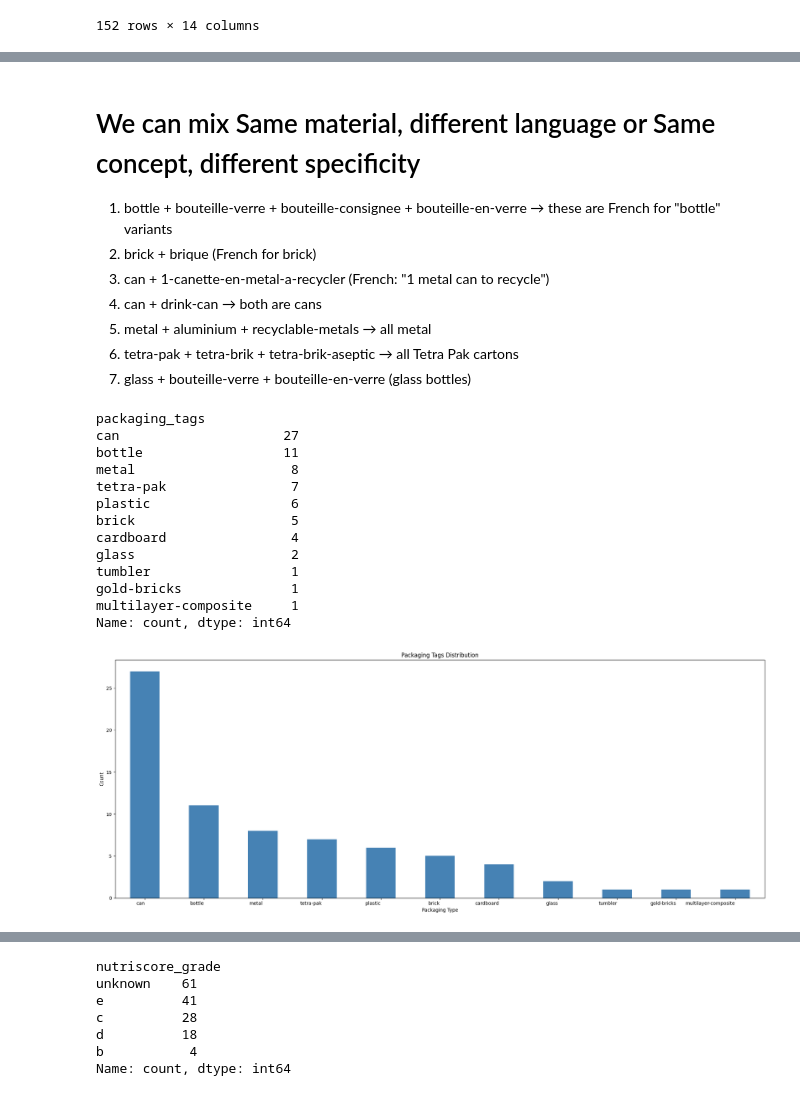
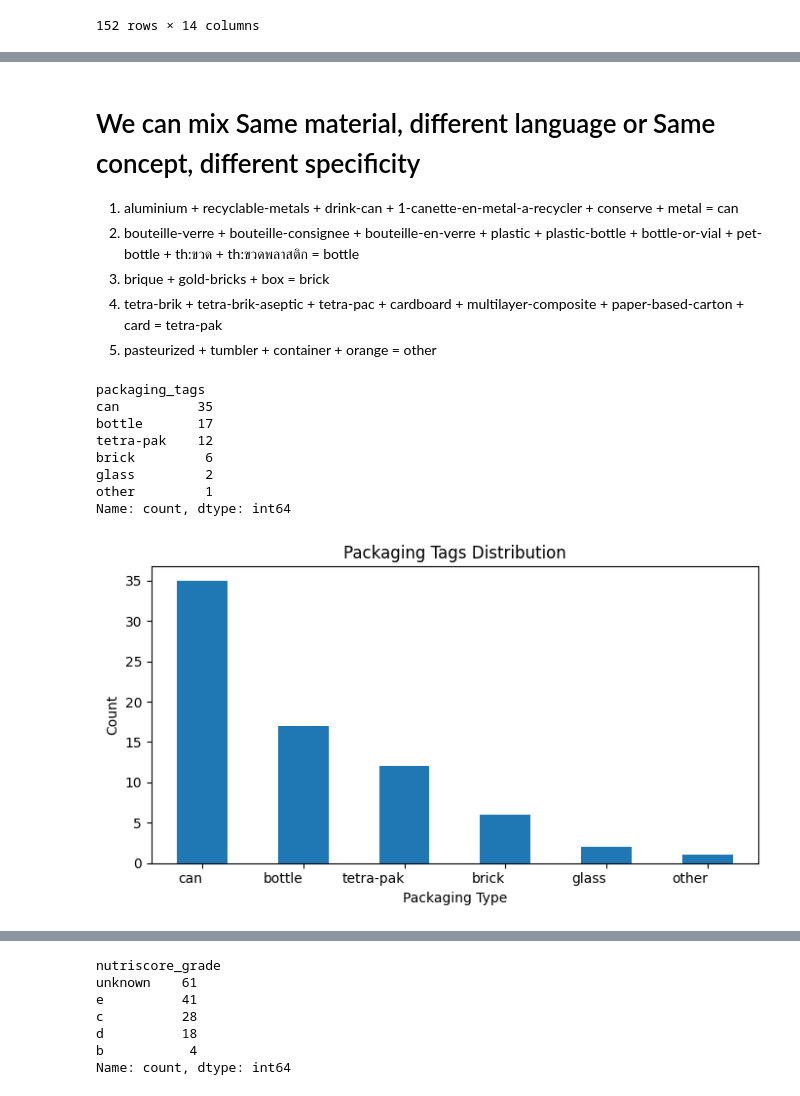
Before and after one commit to Codon-s/cpg-product-intelligence, a Jupyter notebook: AS_MM_Analysis.ipynb, the cells around one changed output, grey strips where cells are left out. Drawn from its saved outputs; the diff is of its cells as text; code cells hidden in the pictures.

```diff
--- a/AS_MM_Analysis.ipynb
+++ b/AS_MM_Analysis.ipynb
@@ -565,35 +651,53 @@ multilayer-composite              1
 Name: count, dtype: int64
 # %% [markdown]
 # We can mix Same material, different language or Same concept, different specificity
-1) bottle + bouteille-verre + bouteille-consignee + bouteille-en-verre → these are French for "bottle" variants
-2) brick + brique (French for brick)
-3) can + 1-canette-en-metal-a-recycler (French: "1 metal can to recycle")
-4) can + drink-can → both are cans
-5) metal + aluminium + recyclable-metals → all metal
-6) tetra-pak + tetra-brik + tetra-brik-aseptic → all Tetra Pak cartons
-7) glass + bouteille-verre + bouteille-en-verre (glass bottles)
+1. aluminium + recyclable-metals + drink-can + 1-canette-en-metal-a-recycler + conserve + metal = can
+2. bouteille-verre + bouteille-consignee + bouteille-en-verre + plastic + plastic-bottle + bottle-or-vial + pet-bottle + th:ขวด + th:ขวดพลาสติก = bottle
+3. brique + gold-bricks + box = brick
+4. tetra-brik + tetra-brik-aseptic + tetra-pac + cardboard + multilayer-composite + paper-based-carton + card = tetra-pak
+5. pasteurized + tumbler + container + orange = other
 # %%
 tag_mapping = {
     # can
+    'aluminium': 'can',
+    'recyclable-metals': 'can',
     'drink-can': 'can',
     '1-canette-en-metal-a-recycler': 'can',
     'conserve': 'can',
+    'metal': 'can',
 
     # bottle
     'bouteille-verre': 'bottle',
     'bouteille-consignee': 'bottle',
     'bouteille-en-verre': 'bottle',
+    'plastic': 'bottle',
+    'plastic-bottle': 'bottle',
+    'bottle-or-vial': 'bottle',
+    'pet-bottle': 'bottle',
+    'th:ขวด': 'bottle',
+    'th:ขวดพลาสติก': 'bottle',
+
 
     # brick
     'brique': 'brick',
-
-    # metal
-    'aluminium': 'metal',
-    'recyclable-metals': 'metal',
+    'gold-bricks': 'brick',
+    'box': 'brick',
 
     # tetra-pak
     'tetra-brik': 'tetra-pak',
     'tetra-brik-aseptic': 'tetra-pak',
+    'tetra-pac': 'tetra-pak',
+    'cardboard': 'tetra-pak',
+    'multilayer-composite': 'tetra-pak',
+    'paper-based-carton': 'tetra-pak',
+    'card': 'tetra-pak',
+
+    #other
+    'pasteurized': 'other',
+    'tumbler': 'other',
+    'container': 'other',
+    'orange': 'other',
+
 }
 
 pfrance['packaging_tags'] = pfrance['packaging_tags'].replace(tag_mapping)
@@ -601,29 +705,24 @@ pfrance['packaging_tags'] = pfrance['packaging_tags'].replace(tag_mapping)
 pfrance.packaging_tags.value_counts()
 # %% [output]
 packaging_tags
-can                     27
-bottle                  11
-metal                    8
-tetra-pak                7
-plastic                  6
-brick                    5
-cardboard                4
-glass                    2
-tumbler                  1
-gold-bricks              1
-multilayer-composite     1
+can          35
+bottle       17
+tetra-pak    12
+brick         6
+glass         2
+other         1
 Name: count, dtype: int64
 # %%
 pcounts = pfrance.packaging_tags.value_counts()
 
-plt.figure(figsize=(20, 8))
-pcounts.plot(kind='bar', color='steelblue')
+plt.figure(figsize=(7, 4))
+pcounts.plot(kind='bar')
 plt.title('Packaging Tags Distribution')
 plt.xlabel('Packaging Type')
 plt.ylabel('Count')
 plt.xticks(rotation=0, ha='right')
 plt.tight_layout()
 plt.show()
 # %% [output]
-[figure, old version]
+[figure, new version]
 # %%
```
Also changed, not shown: parts of 72 cells of this notebook.
